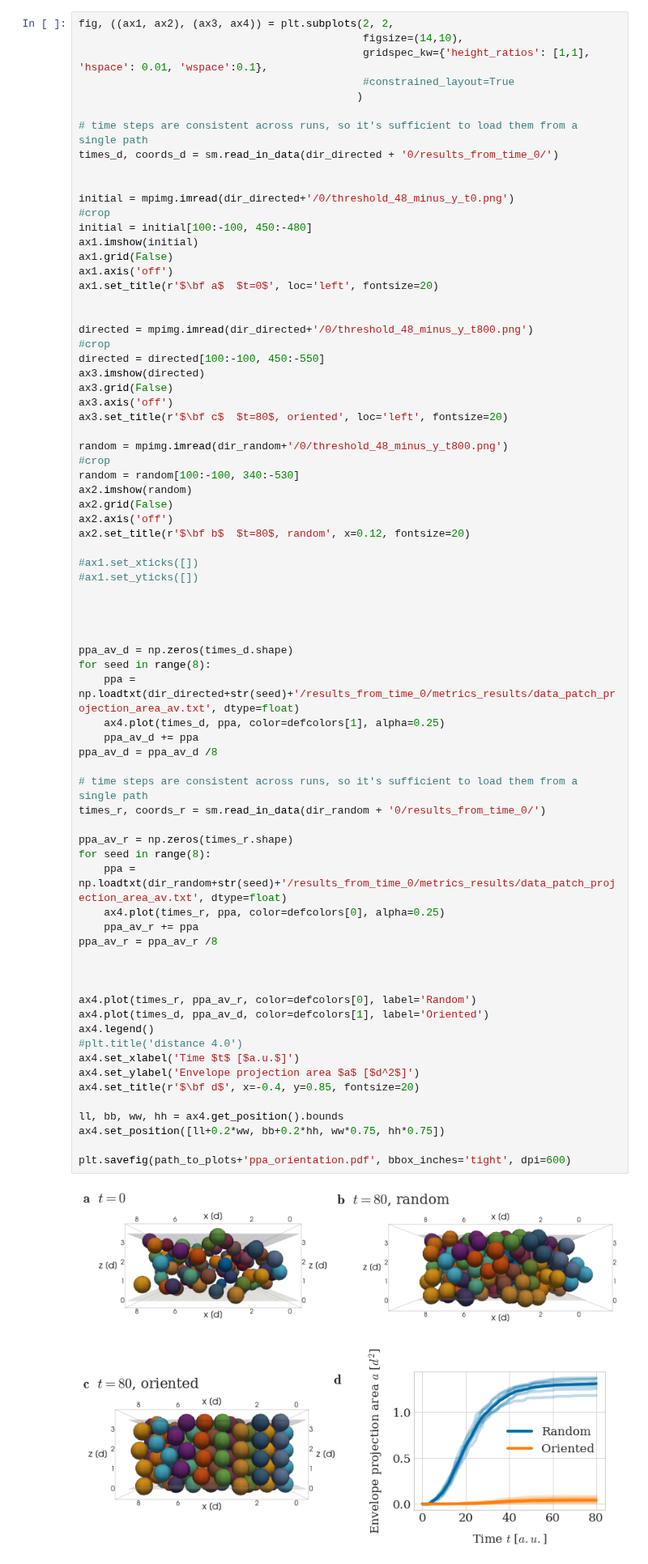
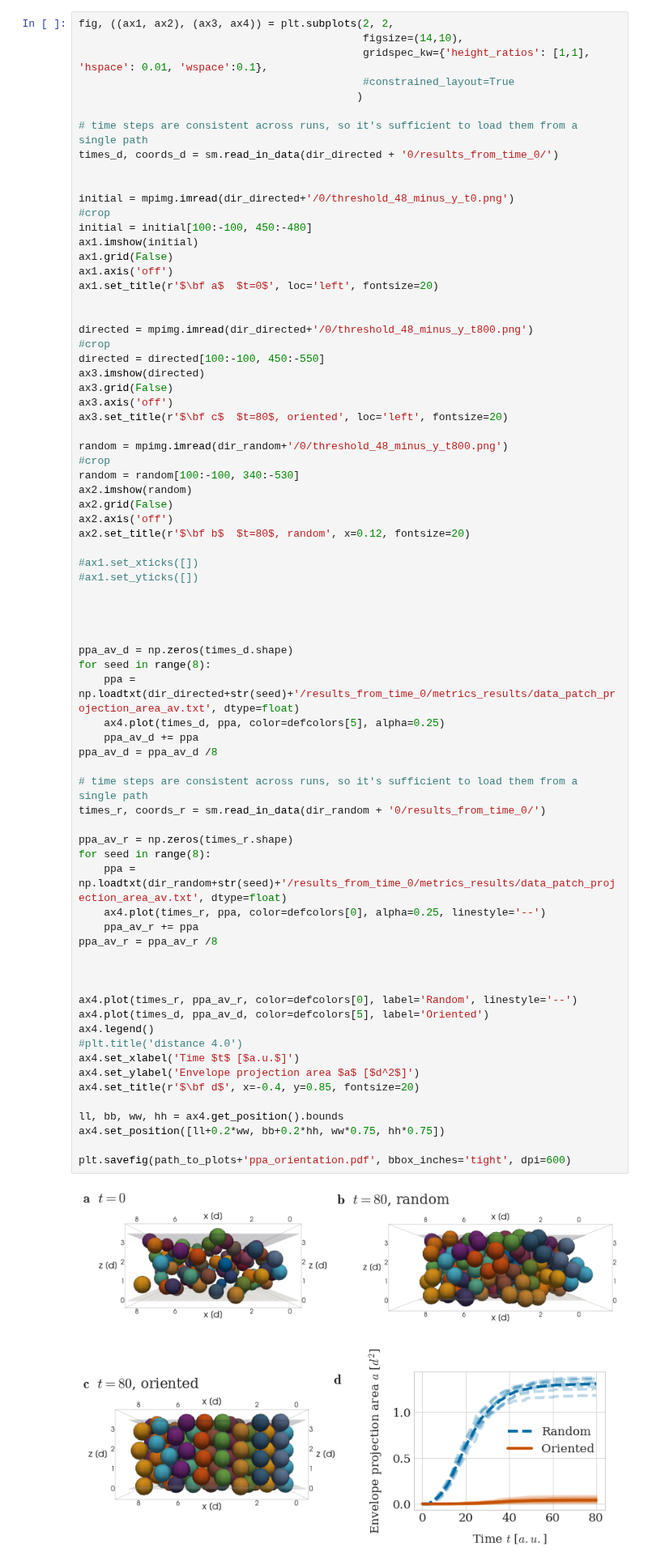
Before and after one commit to somathias/CartilageCBM, a Jupyter notebook: experiments/exp-mesenchymal_condensation.ipynb, the cells around one changed output. Shown at 81% size. Cells and saved outputs as stored; diff of their text form.

```diff
--- a/experiments/exp-mesenchymal_condensation.ipynb
+++ b/experiments/exp-mesenchymal_condensation.ipynb
@@ -256,38 +256,38 @@ ax2.set_title(r'$\bf b$  $t=80$, random', x=0.12, fontsize=20)
 
 
 ppa_av_d = np.zeros(times_d.shape)
 for seed in range(8):
     ppa = np.loadtxt(dir_directed+str(seed)+'/results_from_time_0/metrics_results/data_patch_projection_area_av.txt', dtype=float)
-    ax4.plot(times_d, ppa, color=defcolors[1], alpha=0.25)
+    ax4.plot(times_d, ppa, color=defcolors[5], alpha=0.25)
     ppa_av_d += ppa
 ppa_av_d = ppa_av_d /8
 
 # time steps are consistent across runs, so it's sufficient to load them from a single path
 times_r, coords_r = sm.read_in_data(dir_random + '0/results_from_time_0/')
 
 ppa_av_r = np.zeros(times_r.shape)
 for seed in range(8):
     ppa = np.loadtxt(dir_random+str(seed)+'/results_from_time_0/metrics_results/data_patch_projection_area_av.txt', dtype=float)
-    ax4.plot(times_r, ppa, color=defcolors[0], alpha=0.25)
+    ax4.plot(times_r, ppa, color=defcolors[0], alpha=0.25, linestyle='--')
     ppa_av_r += ppa
 ppa_av_r = ppa_av_r /8
 
 
 
-ax4.plot(times_r, ppa_av_r, color=defcolors[0], label='Random')
-ax4.plot(times_d, ppa_av_d, color=defcolors[1], label='Oriented')
+ax4.plot(times_r, ppa_av_r, color=defcolors[0], label='Random', linestyle='--')
+ax4.plot(times_d, ppa_av_d, color=defcolors[5], label='Oriented')
 ax4.legend()
 #plt.title('distance 4.0')
 ax4.set_xlabel('Time $t$ [$a.u.$]')
 ax4.set_ylabel('Envelope projection area $a$ [$d^2$]')
 ax4.set_title(r'$\bf d$', x=-0.4, y=0.85, fontsize=20)
 
 ll, bb, ww, hh = ax4.get_position().bounds
 ax4.set_position([ll+0.2*ww, bb+0.2*hh, ww*0.75, hh*0.75])
 
 plt.savefig(path_to_plots+'ppa_orientation.pdf', bbox_inches='tight', dpi=600)
 # %% [output]
-[figure, old version]
+[figure, new version]
 # %%
 ppa_av_r[-1]
 # %% [output]
```
Also changed, not shown: parts of 4 cells of this notebook, 2 other files.
